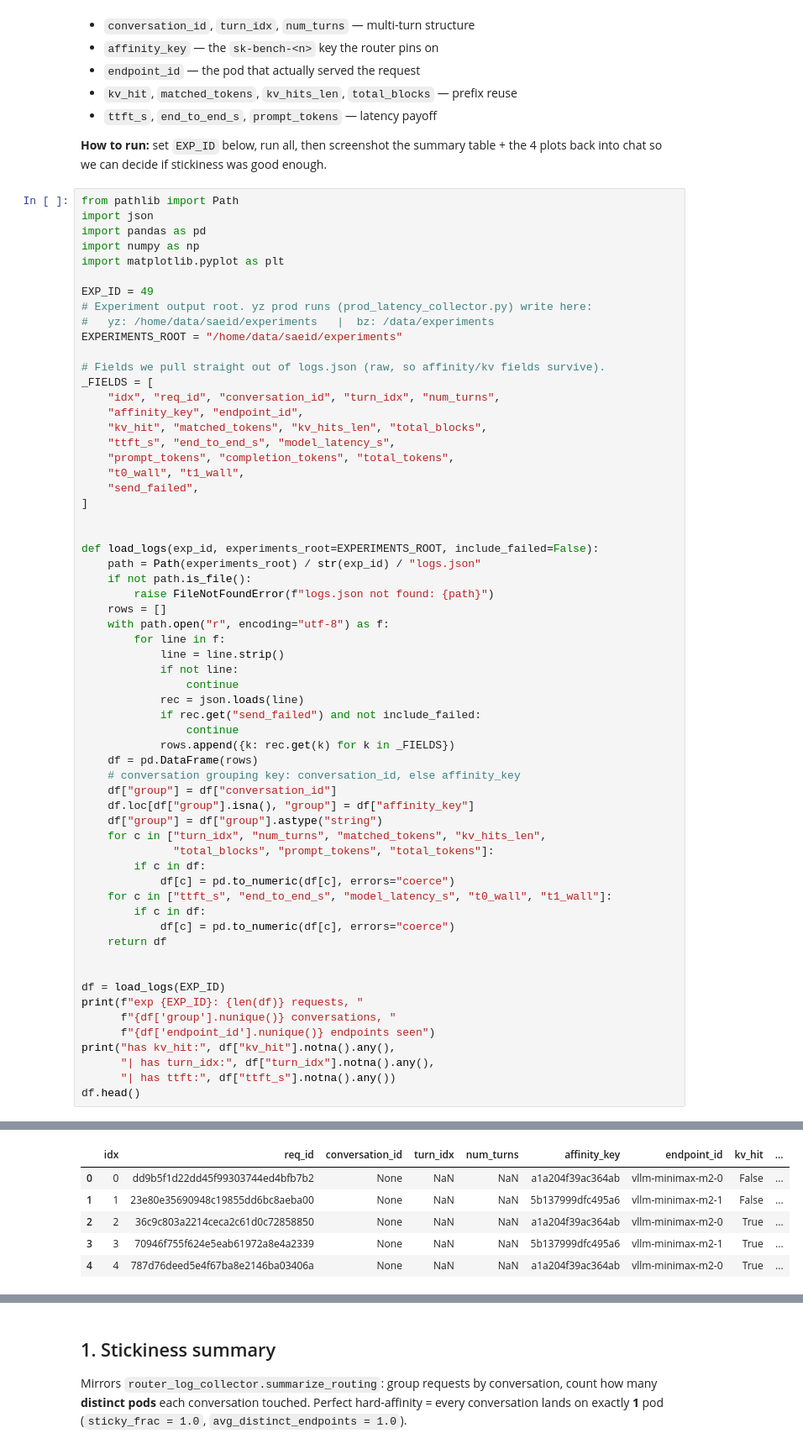
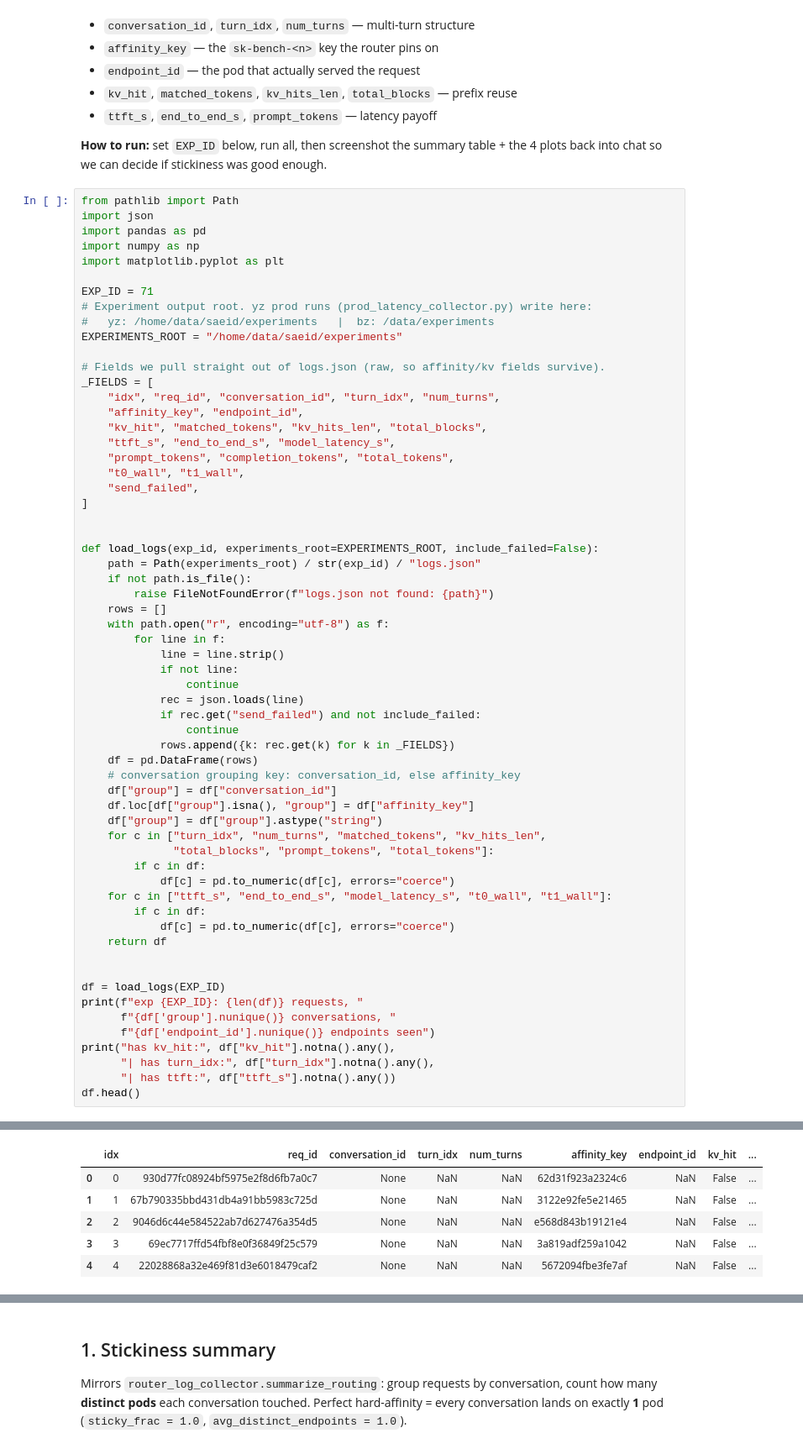
Before and after one commit to immengzi/LLM-LA, a Jupyter notebook: analysis-notebooks/affinity-stickiness.ipynb, the cells around one changed output, grey strips where cells are left out. Shown at 84% size. Drawn from its saved outputs; the diff is of its cells as text.

```diff
--- a/analysis-notebooks/affinity-stickiness.ipynb
+++ b/analysis-notebooks/affinity-stickiness.ipynb
@@ -25,7 +25,7 @@ import pandas as pd
 import numpy as np
 import matplotlib.pyplot as plt
 
-EXP_ID = 49
+EXP_ID = 71
 # Experiment output root. yz prod runs (prod_latency_collector.py) write here:
 #   yz: /home/data/saeid/experiments   |  bz: /data/experiments
 EXPERIMENTS_ROOT = "/home/data/saeid/experiments"
@@ -84,8 +84,8 @@ exp 49: 4765 requests, 808 conversations, 2 endpoints seen
 has kv_hit: True | has turn_idx: False | has ttft: True
 |  | idx | req_id | conversation_id | turn_idx | num_turns | affinity_key | endpoint_id | kv_hit | ... |
-| 0 | 0 | dd9b5f1d22dd45f99303744ed4bfb7b2 | None | NaN | NaN | a1a204f39ac364ab | vllm-minimax-m2-0 | False | ... |
-| 1 | 1 | 23e80e35690948c19855dd6bc8aeba00 | None | NaN | NaN | 5b137999dfc495a6 | vllm-minimax-m2-1 | False | ... |
-| 2 | 2 | 36c9c803a2214ceca2c61d0c72858850 | None | NaN | NaN | a1a204f39ac364ab | vllm-minimax-m2-0 | True | ... |
-| 3 | 3 | 70946f755f624e5eab61972a8e4a2339 | None | NaN | NaN | 5b137999dfc495a6 | vllm-minimax-m2-1 | True | ... |
-| 4 | 4 | 787d76deed5e4f67ba8e2146ba03406a | None | NaN | NaN | a1a204f39ac364ab | vllm-minimax-m2-0 | True | ... |
+| 0 | 0 | 930d77fc08924bf5975e2f8d6fb7a0c7 | None | NaN | NaN | 62d31f923a2324c6 | NaN | False | ... |
+| 1 | 1 | 67b790335bbd431db4a91bb5983c725d | None | NaN | NaN | 3122e92fe5e21465 | NaN | False | ... |
+| 2 | 2 | 9046d6c44e584522ab7d627476a354d5 | None | NaN | NaN | e568d843b19121e4 | NaN | False | ... |
+| 3 | 3 | 69ec7717ffd54fbf8e0f36849f25c579 | None | NaN | NaN | 3a819adf259a1042 | NaN | False | ... |
+| 4 | 4 | 22028868a32e469f81d3e6018479caf2 | None | NaN | NaN | 5672094fbe3fe7af | NaN | False | ... |
 5 rows × 21 columns
```
Also changed, not shown: parts of 20 cells of this notebook.
